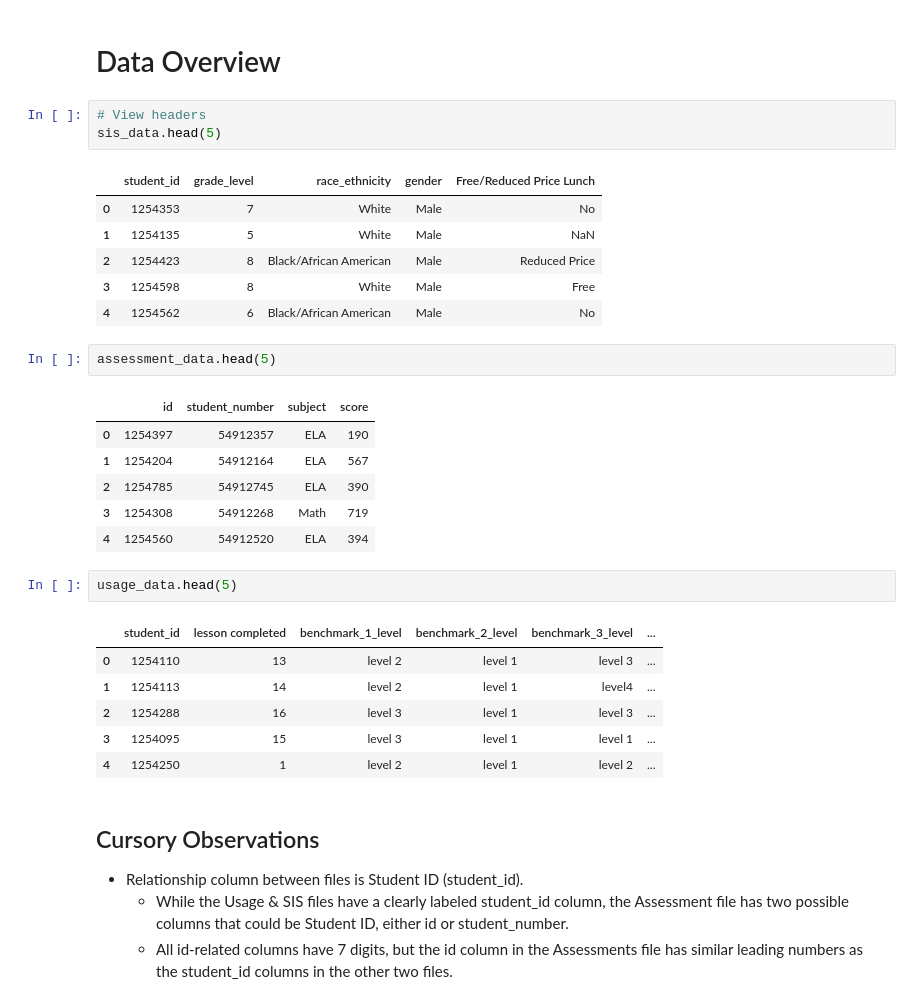
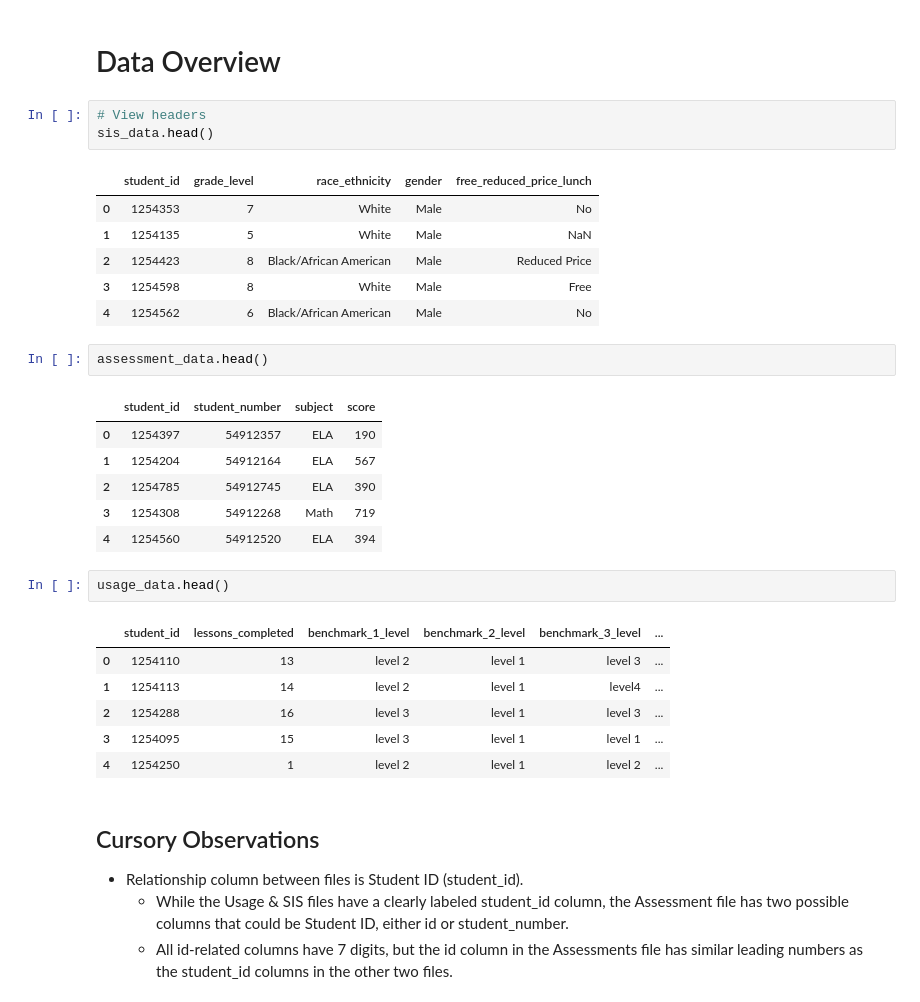
Before and after one commit to bo-boka/student-data-cleaning-project, a Jupyter notebook: Student-Data-Analysis.ipynb, the cells around one changed output. Cells and saved outputs as stored; diff of their text form.

```diff
--- a/Student-Data-Analysis.ipynb
+++ b/Student-Data-Analysis.ipynb
@@ -30,27 +30,27 @@ dataframes = [("SIS Data", sis_data), ("Assessment Data", assessment_data), ("Us
 # Data Overview
 # %%
 # View headers
-sis_data.head(5)
+sis_data.head()
 # %% [output]
-|  | student_id | grade_level | race_ethnicity | gender | Free/Reduced Price Lunch |
+|  | student_id | grade_level | race_ethnicity | gender | free_reduced_price_lunch |
 | 0 | 1254353 | 7 | White | Male | No |
 | 1 | 1254135 | 5 | White | Male | NaN |
 | 2 | 1254423 | 8 | Black/African American | Male | Reduced Price |
 | 3 | 1254598 | 8 | White | Male | Free |
 | 4 | 1254562 | 6 | Black/African American | Male | No |
 # %%
-assessment_data.head(5)
+assessment_data.head()
 # %% [output]
-|  | id | student_number | subject | score |
+|  | student_id | student_number | subject | score |
 | 0 | 1254397 | 54912357 | ELA | 190 |
 | 1 | 1254204 | 54912164 | ELA | 567 |
 | 2 | 1254785 | 54912745 | ELA | 390 |
 | 3 | 1254308 | 54912268 | Math | 719 |
 | 4 | 1254560 | 54912520 | ELA | 394 |
 # %%
-usage_data.head(5)
+usage_data.head()
 # %% [output]
-|  | student_id | lesson completed | benchmark_1_level | benchmark_2_level | benchmark_3_level | ... |
+|  | student_id | lessons_completed | benchmark_1_level | benchmark_2_level | benchmark_3_level | ... |
 | 0 | 1254110 | 13 | level 2 | level 1 | level 3 | ... |
 | 1 | 1254113 | 14 | level 2 | level 1 | level4 | ... |
 | 2 | 1254288 | 16 | level 3 | level 1 | level 3 | ... |
```
Also changed, not shown: parts of 42 cells of this notebook.
